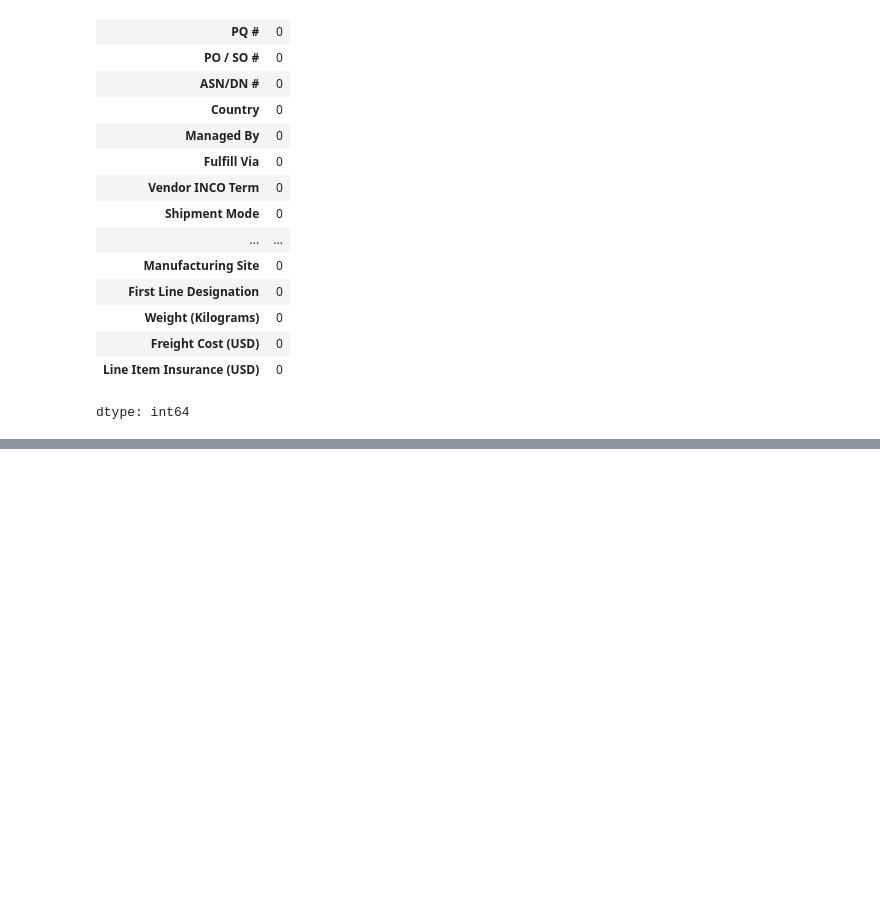
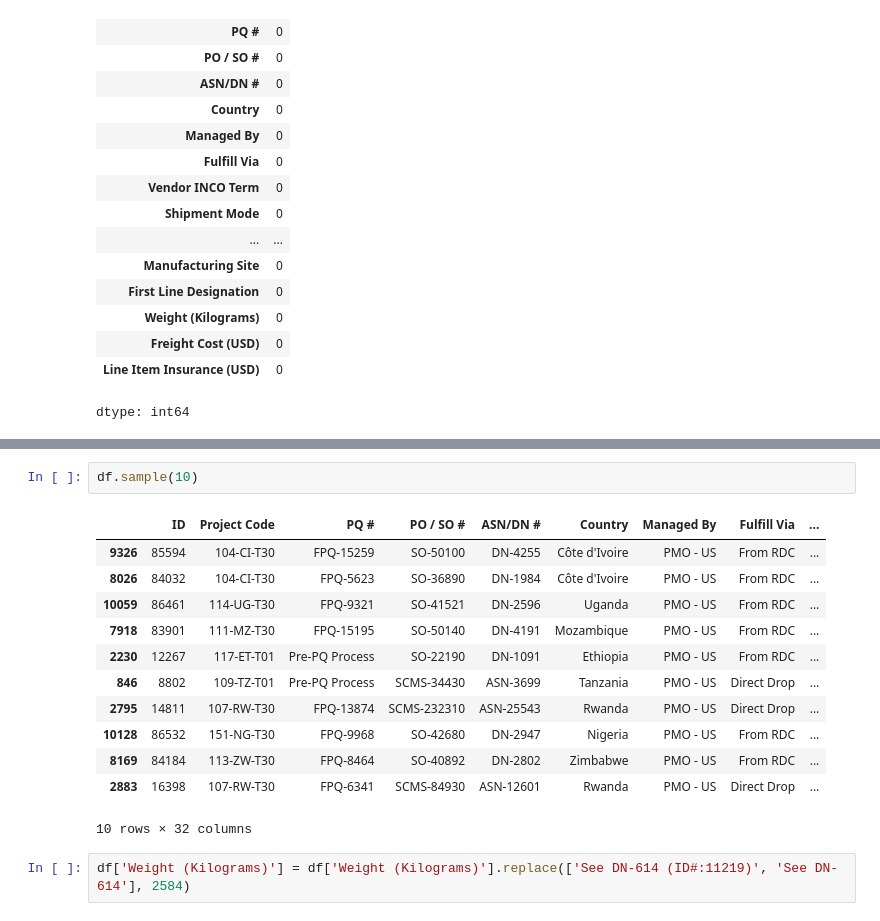
Before and after one commit to itarasingh/FedEx-Logistics-Performance-Analysis, a Jupyter notebook: SCMS_Delivery_History_Dataset.ipynb, the cells around one changed output, grey strips where cells are left out. Saved outputs shown, nothing was run; the diff lists cells and outputs as text; blank space fills up the shorter version.

```diff
--- a/SCMS_Delivery_History_Dataset.ipynb
+++ b/SCMS_Delivery_History_Dataset.ipynb
@@ -113,0 +156,17 @@ dtype: int64
+# %%
+df.sample(10)
+# %% [output]
+|  | ID | Project Code | PQ # | PO / SO # | ASN/DN # | Country | Managed By | Fulfill Via | ... |
+| 9326 | 85594 | 104-CI-T30 | FPQ-15259 | SO-50100 | DN-4255 | Côte d'Ivoire | PMO - US | From RDC | ... |
+| 8026 | 84032 | 104-CI-T30 | FPQ-5623 | SO-36890 | DN-1984 | Côte d'Ivoire | PMO - US | From RDC | ... |
+| 10059 | 86461 | 114-UG-T30 | FPQ-9321 | SO-41521 | DN-2596 | Uganda | PMO - US | From RDC | ... |
+| 7918 | 83901 | 111-MZ-T30 | FPQ-15195 | SO-50140 | DN-4191 | Mozambique | PMO - US | From RDC | ... |
+| 2230 | 12267 | 117-ET-T01 | Pre-PQ Process | SO-22190 | DN-1091 | Ethiopia | PMO - US | From RDC | ... |
+| 846 | 8802 | 109-TZ-T01 | Pre-PQ Process | SCMS-34430 | ASN-3699 | Tanzania | PMO - US | Direct Drop | ... |
+| 2795 | 14811 | 107-RW-T30 | FPQ-13874 | SCMS-232310 | ASN-25543 | Rwanda | PMO - US | Direct Drop | ... |
+| 10128 | 86532 | 151-NG-T30 | FPQ-9968 | SO-42680 | DN-2947 | Nigeria | PMO - US | From RDC | ... |
+| 8169 | 84184 | 113-ZW-T30 | FPQ-8464 | SO-40892 | DN-2802 | Zimbabwe | PMO - US | From RDC | ... |
+| 2883 | 16398 | 107-RW-T30 | FPQ-6341 | SCMS-84930 | ASN-12601 | Rwanda | PMO - US | Direct Drop | ... |
+10 rows × 32 columns
+# %%
+df['Weight (Kilograms)'] = df['Weight (Kilograms)'].replace(['See DN-614 (ID#:11219)', 'See DN-614'], 2584)
```
Also changed, not shown: parts of 7 cells of this notebook.
